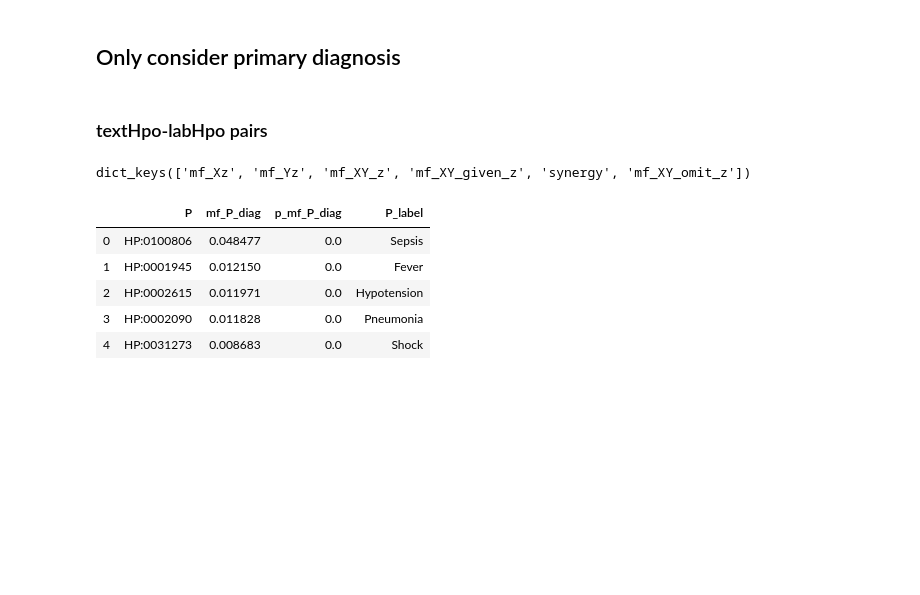
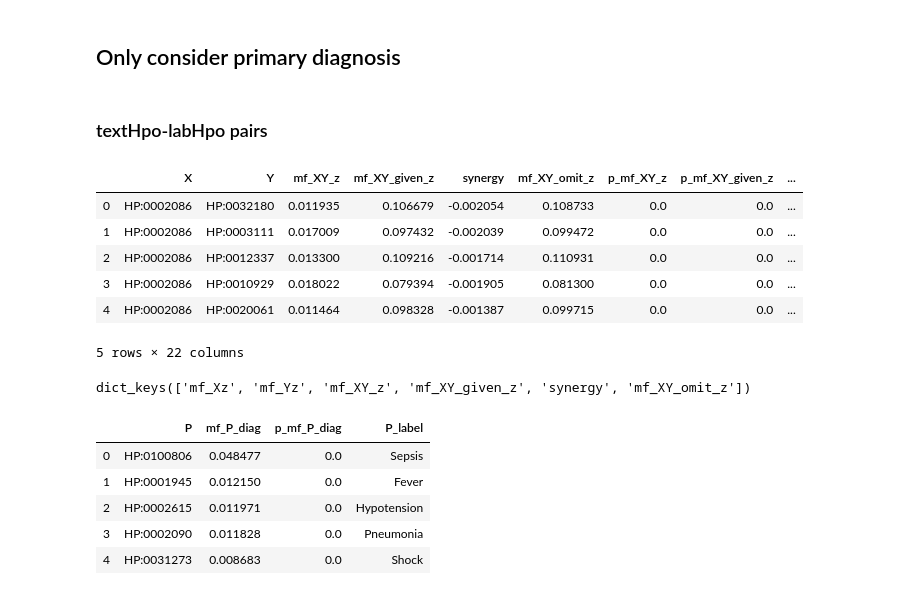
Before and after one commit to TheJacksonLaboratory/MIMIC_HPO, a Jupyter notebook: src/main/notebooks/interpretation.ipynb, the cells around one changed output. Drawn from its saved outputs; the diff is of its cells as text; code cells hidden in the pictures; blank space fills up the shorter version.

Commit message:
implement synergy tree decomposition

```diff
--- a/src/main/notebooks/interpretation.ipynb
+++ b/src/main/notebooks/interpretation.ipynb
@@ -216,6 +216,8 @@ def load_p_values(path):
     with open(path, 'rb') as f:
         p = pickle.load(f)
     return p
+
+convert_to_percent = np.vectorize(lambda x: ' {:.2f}%'.format(x * 100))
 # %%
 with open('../../../data/mf_regarding_diseases/primary_only/summaries_diagnosis_textHpo_labHpo.obj', 'rb') as f:
     summaries_diagnosis_textHpo_labHpo = pickle.load(f)
@@ -233,7 +235,21 @@ p_values = load_p_values('../../../data/mf_regarding_diseases/primary_only/{}/p_
 df_mf_Xz, df_mf_Yz, df_mf_XY_z = mf_dataframes(mf_diagnosis_phenotypes, p_values['mf_Xz'], p_values['mf_Yz'], \
                                                p_values['mf_XY_z'], p_values['mf_XY_given_z'], p_values['synergy'], \
                                               p_values['mf_XY_omit_z'])
+s = summaries_diagnosis_textHpo_labHpo[disease].m2.reshape([-1, 8]).astype(int)
+s = np.core.defchararray.add(s.astype(str), convert_to_percent(s / np.sum(s, axis=-1).reshape([-1, 1])))
+s = pd.DataFrame(data = s, columns=['+++', '++-', '+-+', '+--', '-++', '-+-', '--+', '---'])
+df_mf_XY_z = pd.concat([df_mf_XY_z, s], axis=1)
 df_mf_XY_z_filtered = filter_df(df_mf_Xz, df_mf_Yz, df_mf_XY_z)
+# %%
+df_mf_XY_z_filtered.head()
+# %% [output]
+|  | X | Y | mf_XY_z | mf_XY_given_z | synergy | mf_XY_omit_z | p_mf_XY_z | p_mf_XY_given_z | ... |
+| 0 | HP:0002086 | HP:0032180 | 0.011935 | 0.106679 | -0.002054 | 0.108733 | 0.0 | 0.0 | ... |
+| 1 | HP:0002086 | HP:0003111 | 0.017009 | 0.097432 | -0.002039 | 0.099472 | 0.0 | 0.0 | ... |
+| 2 | HP:0002086 | HP:0012337 | 0.013300 | 0.109216 | -0.001714 | 0.110931 | 0.0 | 0.0 | ... |
+| 3 | HP:0002086 | HP:0010929 | 0.018022 | 0.079394 | -0.001905 | 0.081300 | 0.0 | 0.0 | ... |
+| 4 | HP:0002086 | HP:0020061 | 0.011464 | 0.098328 | -0.001387 | 0.099715 | 0.0 | 0.0 | ... |
+5 rows × 22 columns
 # %%
 p_values.keys()
 # %% [output]
```
Also changed, not shown: parts of 10 cells of this notebook, 3 other files.
